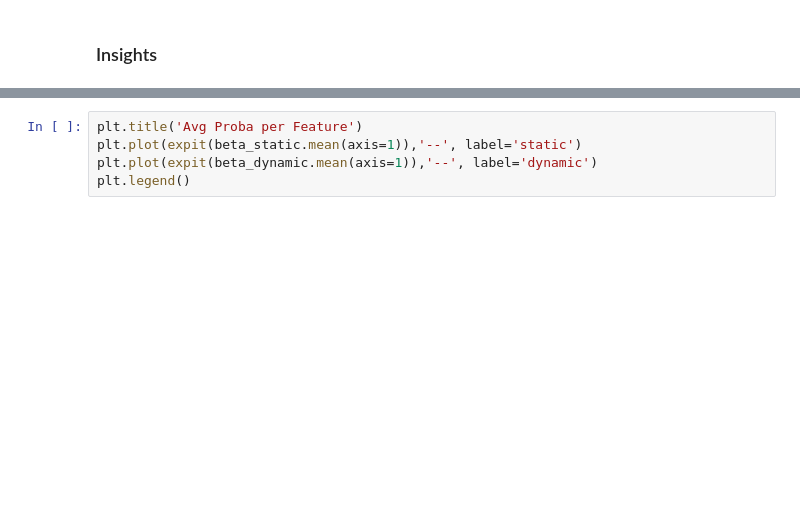
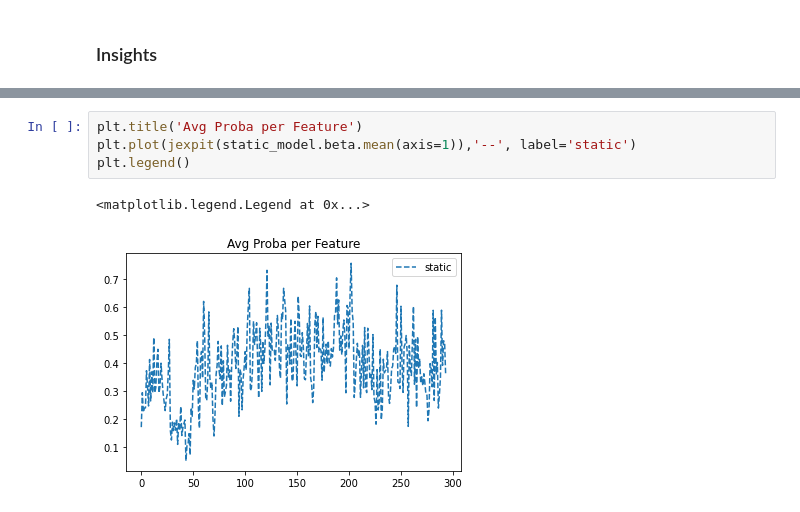
Before and after one commit to criteo-research/sequential-conterfactual-risk-minimization, a Jupyter notebook: eval_sequential_crm_multilabel-jax.ipynb, the cells around one changed output, grey strips where cells are left out. Drawn from its saved outputs; the diff is of its cells as text; blank space fills up the shorter version.

```diff
--- a/eval_sequential_crm_multilabel-jax.ipynb
+++ b/eval_sequential_crm_multilabel-jax.ipynb
@@ -508,8 +507,10 @@ NameError: name 'beta_static' is not defined
 # %%
 plt.title('Avg Proba per Feature')
-plt.plot(expit(beta_static.mean(axis=1)),'--', label='static')
-plt.plot(expit(beta_dynamic.mean(axis=1)),'--', label='dynamic')
+plt.plot(jexpit(static_model.beta.mean(axis=1)),'--', label='static')
 plt.legend()
+# %% [output]
+<matplotlib.legend.Legend at 0x...>
+[figure, added]
 # %%
 plt.title('Sampling Probas per Action')
 plt.plot(sampling_probas_static.mean(axis=0),'--', label='static')
```
Also changed, not shown: parts of 16 cells of this notebook, 1 other file.
